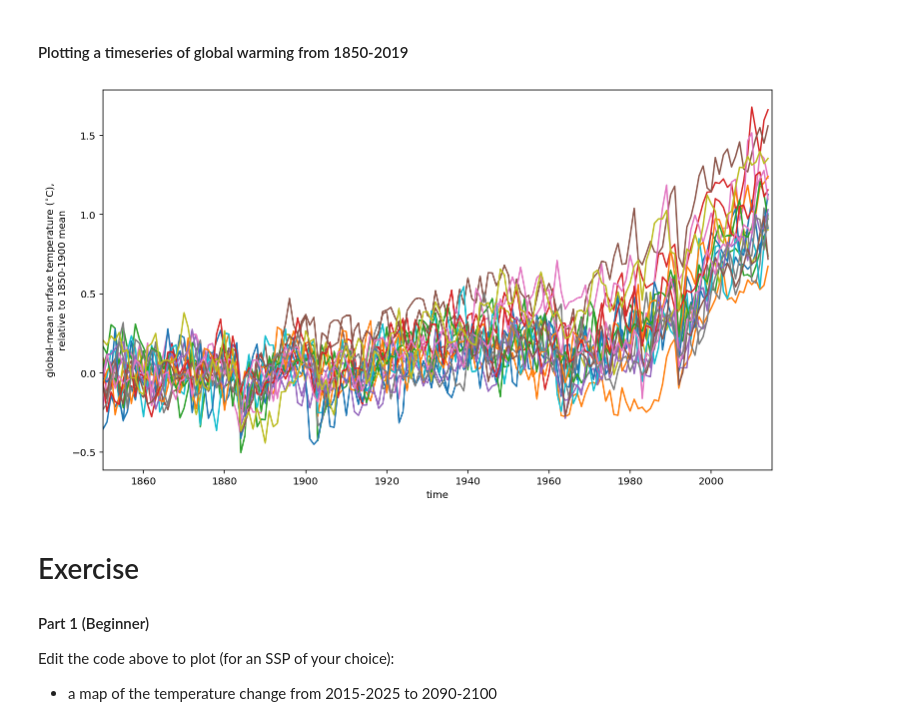
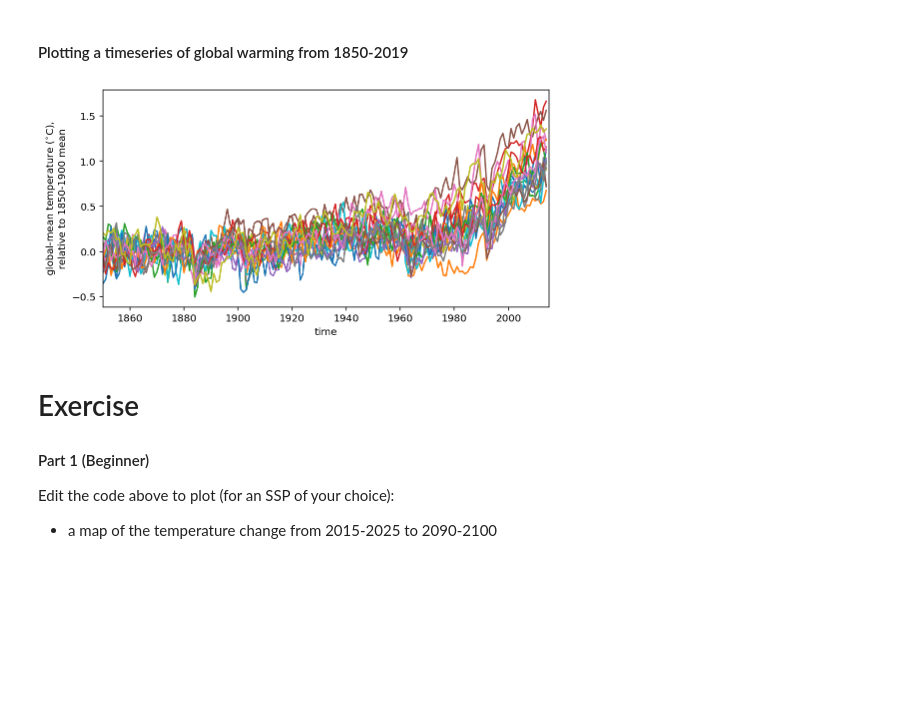
Before and after one commit to hdrake/cmip6-temperature-demo, a Jupyter notebook: notebooks/00_calculate_simulated_global_warming.ipynb, the cells around one changed output. Drawn from its saved outputs; the diff is of its cells as text; code cells hidden in the pictures; blank space fills up the shorter version.

```diff
--- a/notebooks/00_calculate_simulated_global_warming.ipynb
+++ b/notebooks/00_calculate_simulated_global_warming.ipynb
@@ -140,32 +130,23 @@ for name, ds in tqdm(dset_dict.items()):
     ds = xr.decode_cf(ds) # temporary hack, not sure why I need this but has to do with calendar-aware metadata on the time variable
     ds = ds.sel(time=time_slice) # subset the data for the time period of interest
 
-    # regrid to common grid
-    ds_new = regrid_to_common(ds['tas'], ds_out)  # regrid from native model grid to a common grid, facilitating comparisons between models
-    ds_new.attrs.update(ds.attrs) # update regridded dataset
-
     # drop redundant variables (like "height: 2m")
-    for coord in ds_new.coords:
+    for coord in ds.coords:
         if coord not in ['lat','lon','time']:
-            ds_new = ds_new.drop(coord)
-
-    Rearth = 6.378E6 # radius of Earth in meters (for estimating area of each grid cell)
-
-    # a DataArray that gives grid cell areas on the lat/lon grid (in units of m^2)
-    ds_new['area'] = (
-        (np.deg2rad(dlat)*Rearth) * # latitudinal width of grid cell (in units of m)
-        (np.deg2rad(dlon)*Rearth*np.cos(np.deg2rad(ds_new['lat'])) *  # longitudinal width of grid cell (in units of m)
-         xr.ones_like(ds_new['lon'])) # broadcast longitudinal dimensions to give total dimensions of (lat, lon)
-    )
+            ds = ds.drop(coord)
 
     ## Calculate global-mean surface temperature (GMST)
-    gmst = (ds_new*ds_new['area']).sum(dim=['lat','lon']) / ds_new['area'].sum(dim=['lat','lon']) # area-weighted average over (lat, lon) dimensions
+    cos_lat_2d = np.cos(np.deg2rad(ds['lat'])) * xr.ones_like(ds['lon']) # effective area weights
+    gmst = (
+        (ds['tas'] * cos_lat_2d).sum(dim=['lat','lon']) /
+        cos_lat_2d.sum(dim=['lat','lon'])
+    )
 
     # Add GMST to dictionary
     gmst_dict[name] = gmst.squeeze()
 
     # Add near-surface air temperature to dictionary
-    ds_dict[name] = ds_new
+    ds_dict[name] = ds
 # %% [output]
 --> The keys in the returned dictionary of datasets are constructed as follows:
         'activity_id.institution_id.source_id.experiment_id.table_id.grid_label'
@@ -271,18 +234,19 @@ for name, gmst in tqdm(gmst_dict.items()): # loop through each model
 # %% [markdown]
 #### Plotting a timeseries of global warming from 1850-2019
 # %%
-plt.figure(figsize=(12,7))
+plt.figure(figsize=(8,4))
 
 for name, gmst in gmst_dict.items():
     gmst.plot()
 
 plt.xlabel('time')
-plt.ylabel(r'global-mean surface temperature ($^{\circ}$C),'
+plt.ylabel(r'global-mean temperature ($^{\circ}$C),'
            '\n'
            'relative to 1850-1900 mean')
 plt.xlim([1850,2015]);
+plt.savefig('../figures/historical_global_warming.png',dpi=100,bbox_inches='tight')
 # %% [output]
-[figure, old version]
+[figure, new version]
 # %% [markdown]
 # Exercise
 
```
Also changed, not shown: parts of 12 cells of this notebook, 8 other files.
